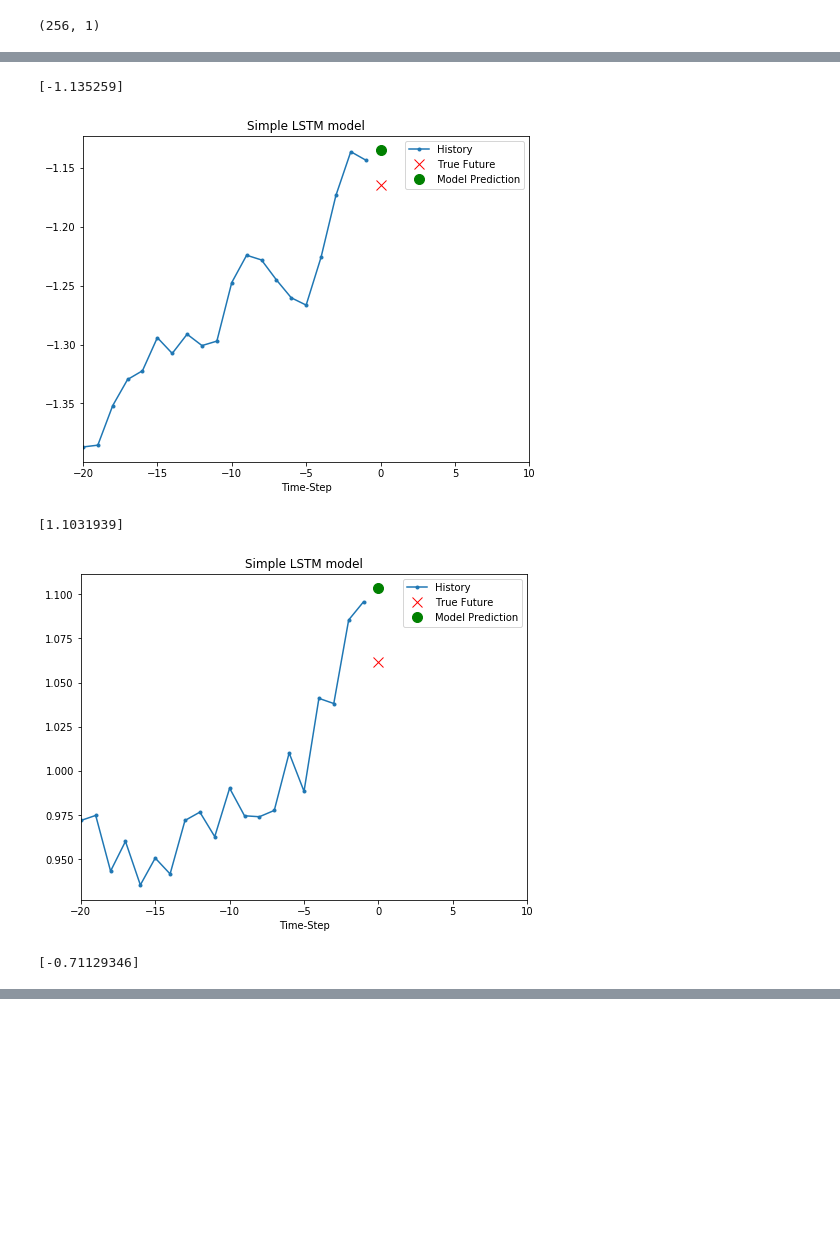
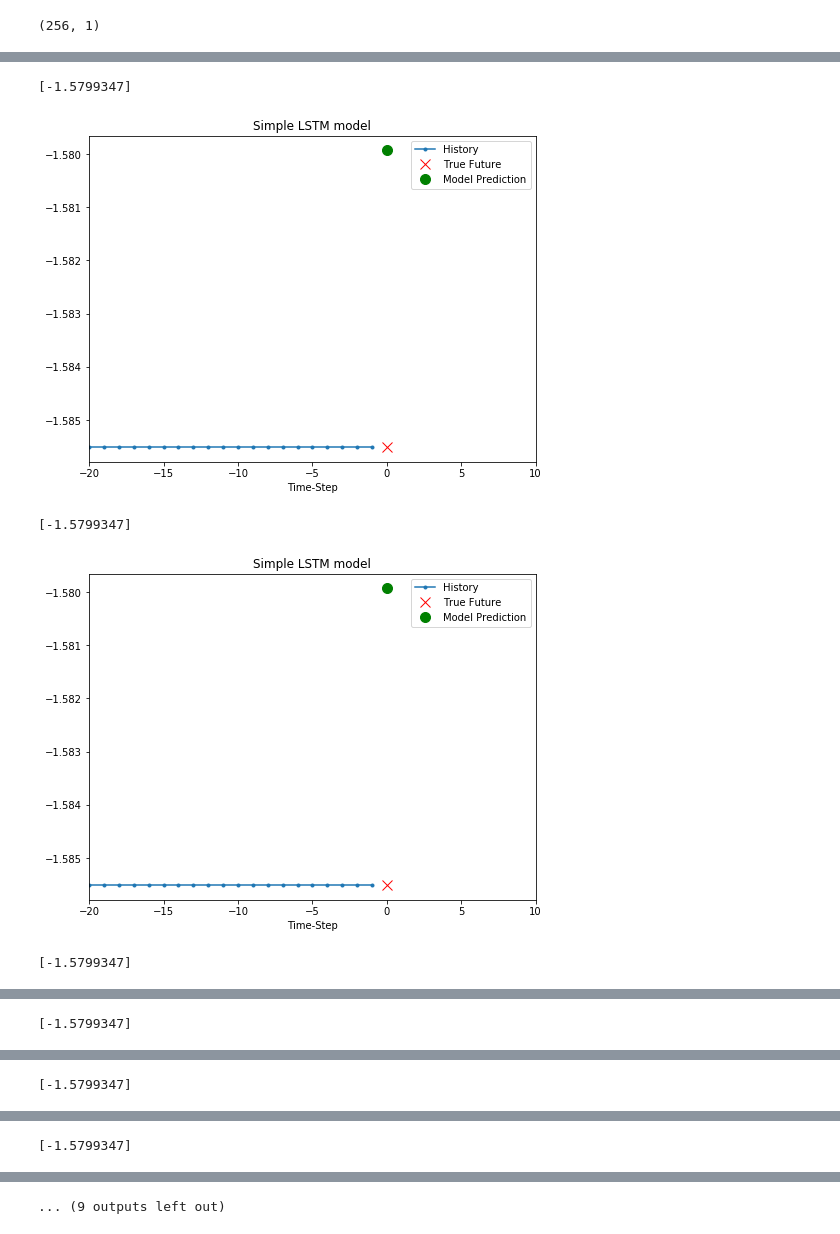
Before and after one commit to YashwanthAllakky/tec-ann, a Jupyter notebook: Pytorch/pytorch_lstm_forecast.ipynb, the cells around one changed output, grey strips where cells are left out. Drawn from its saved outputs; the diff is of its cells as text; code cells hidden in the pictures; blank space fills up the shorter version.

Commit message:
LSTM

```diff
--- a/Pytorch/pytorch_lstm_forecast.ipynb
+++ b/Pytorch/pytorch_lstm_forecast.ipynb
@@ -11,7 +11,7 @@ import pandas as pd
 mpl.rcParams['figure.figsize'] = (8, 6)
 mpl.rcParams['axes.grid'] = False
 # %%
-df = pd.read_csv("Train_TEC_mar17.csv")
+df = pd.read_csv("..\Data\TotalWithMissing.csv")
 df.head()
 # %% [output]
 |  | Date | Month | Year | Time | LT | TEC |
@@ -35,8 +35,10 @@ def univariate_data(dataset, start_index, end_index, history_size, target_size):
     data.append(np.reshape(dataset[indices], (history_size, 1)))
     labels.append(dataset[i+target_size])
   return np.array(data), np.array(labels)
+# %%
+df.fillna(0.0, inplace = True)
 # %%
-TRAIN_SPLIT = 12960
+TRAIN_SPLIT = 14400
 # %%
 tf.random.set_seed(42)
 # %%
@@ -182,13 +184,17 @@ Epoch 25/25
 <tensorflow.python.keras.callbacks.History at 0x...>
 # %%
-for x, y in val_univariate.take(3):
-  plot = show_plot([x[0].numpy(), y[0].numpy(),
+preds = []
+for x, y in val_univariate.take(10):
+    plot = show_plot([x[0].numpy(), y[0].numpy(),
                     simple_lstm_model.predict(x)[0]], 0, 'Simple LSTM model')
-  print(simple_lstm_model.predict(x)[0])
-  plot.show()
+    preds.append(simple_lstm_model.predict(x)[0])
+    print(simple_lstm_model.predict(x)[0])
+    plot.show()
+
+preds
 # %% [output]
-[-1.135259]
+[-1.5799347]
-[figure, old version]
+[figure, new version]
-[1.1031939]
+[-1.5799347]
-[figure, old version]
+[figure, new version]
-[-0.71129346]
+[-1.5799347]
@@ -195,0 +202 @@ for x, y in val_univariate.take(3):
+[-1.5799347]
@@ -195,0 +204 @@ for x, y in val_univariate.take(3):
+[-1.5799347]
@@ -195,0 +206 @@ for x, y in val_univariate.take(3):
+[-1.5799347]
@@ -195,0 +208 @@ for x, y in val_univariate.take(3):
+... (9 outputs left out)
```
Also changed, not shown: parts of 33 cells of this notebook, 3 other files.
